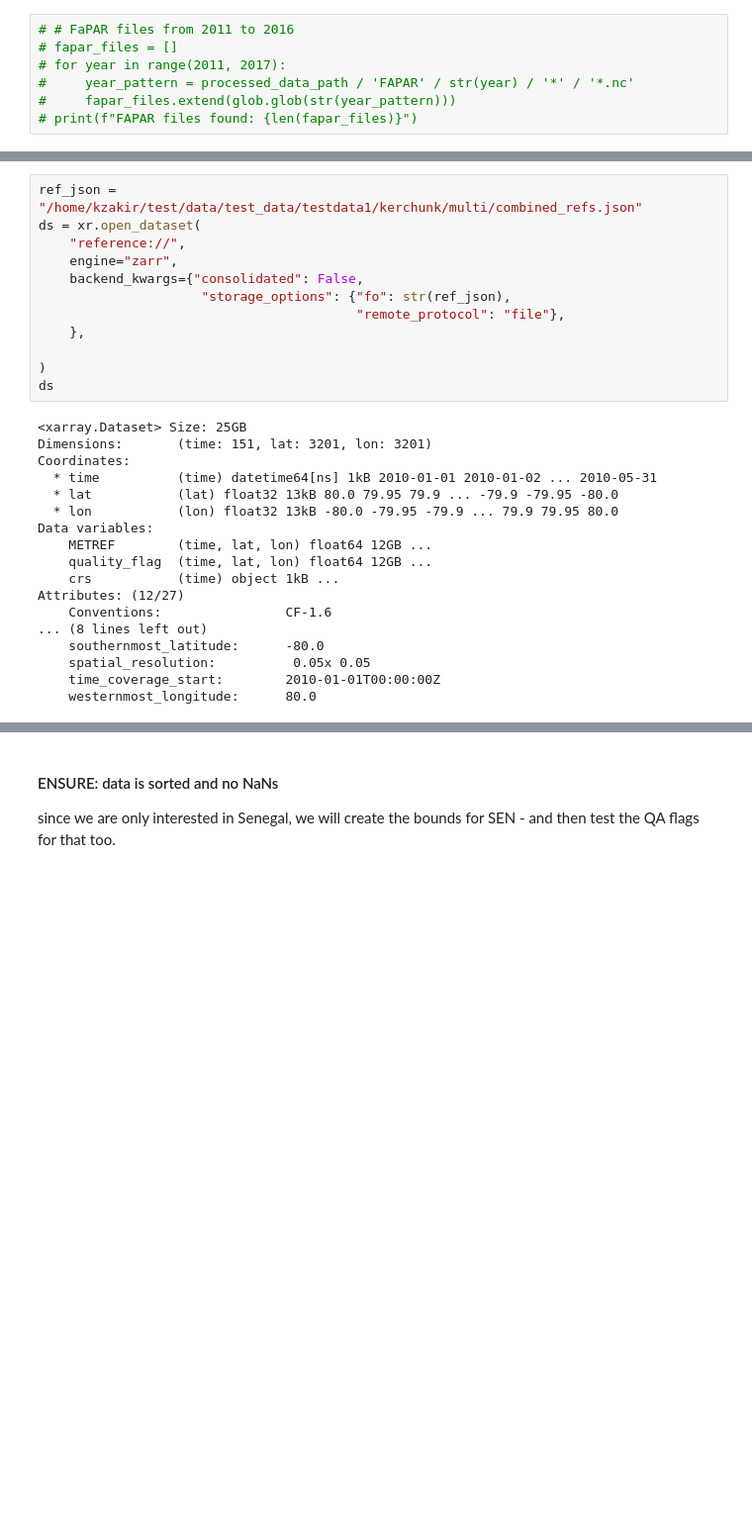
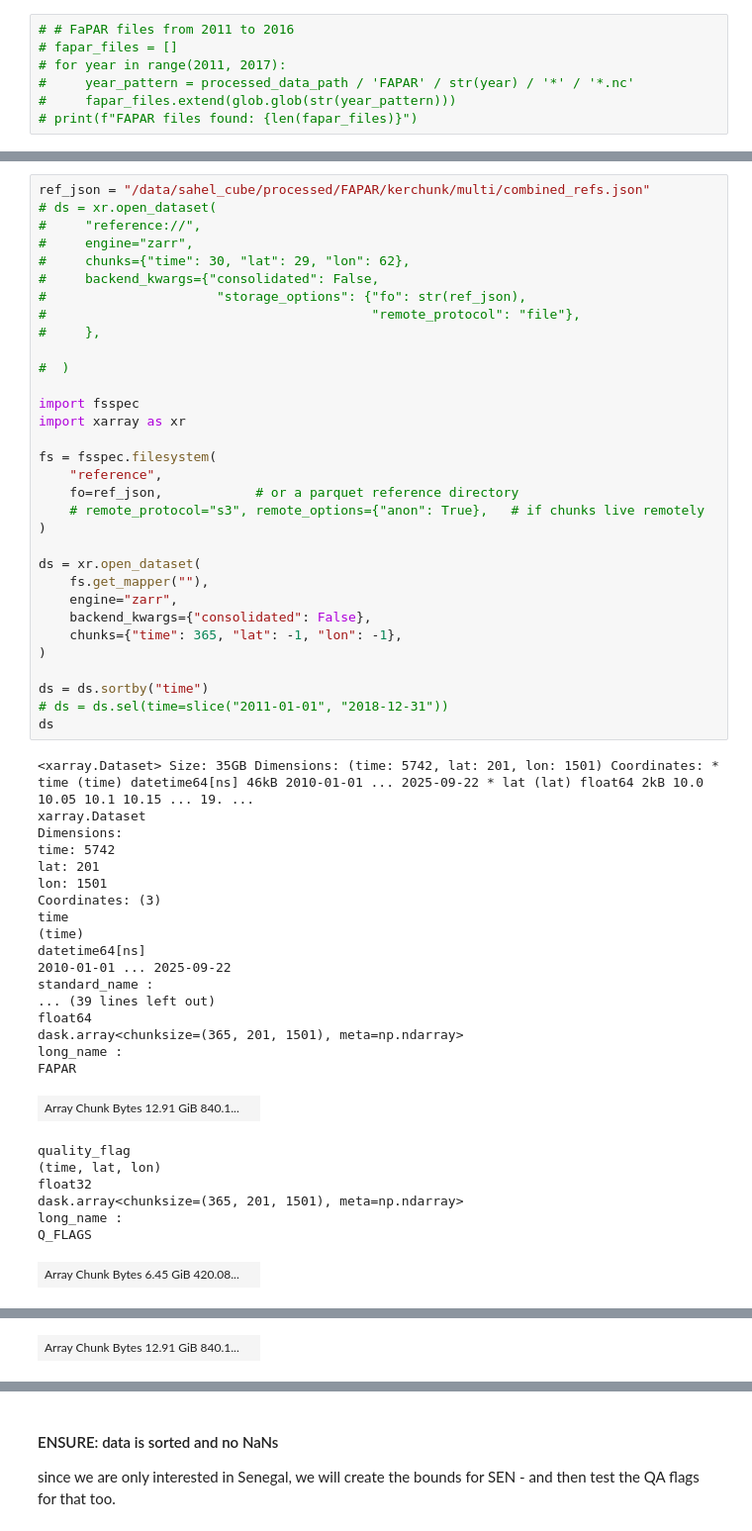
Before and after one commit to khizerzakir/dvcube, a Jupyter notebook: cube_example/xvec_kerchunk.ipynb, the cells around one changed output, grey strips where cells are left out. Shown at 99% size. Drawn from its saved outputs; the diff is of its cells as text; blank space fills up the shorter version.

```diff
--- a/cube_example/xvec_kerchunk.ipynb
+++ b/cube_example/xvec_kerchunk.ipynb
@@ -149,30 +163,58 @@ Data variables:
 # %%
-ref_json = "/home/kzakir/test/data/test_data/testdata1/kerchunk/multi/combined_refs.json"
+ref_json = "/data/sahel_cube/processed/FAPAR/kerchunk/multi/combined_refs.json"
+# ds = xr.open_dataset(
+#     "reference://",
+#     engine="zarr",
+#     chunks={"time": 30, "lat": 29, "lon": 62},
+#     backend_kwargs={"consolidated": False,
+#                      "storage_options": {"fo": str(ref_json),
+#                                          "remote_protocol": "file"},
+#     },
+
+#  )
+
+import fsspec
+import xarray as xr
+
+fs = fsspec.filesystem(
+    "reference",
+    fo=ref_json,            # or a parquet reference directory
+    # remote_protocol="s3", remote_options={"anon": True},   # if chunks live remotely
+)
+
 ds = xr.open_dataset(
-    "reference://",
+    fs.get_mapper(""),
     engine="zarr",
-    backend_kwargs={"consolidated": False,
-                     "storage_options": {"fo": str(ref_json),
-                                         "remote_protocol": "file"},
-    },
+    backend_kwargs={"consolidated": False},
+    chunks={"time": 365, "lat": -1, "lon": -1},
+)
 
-)
+ds = ds.sortby("time")
+# ds = ds.sel(time=slice("2011-01-01", "2018-12-31"))
 ds
 # %% [output]
-<xarray.Dataset> Size: 25GB
-Dimensions:       (time: 151, lat: 3201, lon: 3201)
-Coordinates:
-  * time          (time) datetime64[ns] 1kB 2010-01-01 2010-01-02 ... 2010-05-31
-  * lat           (lat) float32 13kB 80.0 79.95 79.9 ... -79.9 -79.95 -80.0
-  * lon           (lon) float32 13kB -80.0 -79.95 -79.9 ... 79.9 79.95 80.0
-Data variables:
-    METREF        (time, lat, lon) float64 12GB ...
-    quality_flag  (time, lat, lon) float64 12GB ...
-    crs           (time) object 1kB ...
-Attributes: (12/27)
-    Conventions:                CF-1.6
-... (8 lines left out)
-    southernmost_latitude:      -80.0
-    spatial_resolution:          0.05x 0.05
-    time_coverage_start:        2010-01-01T00:00:00Z
-    westernmost_longitude:      80.0
+<xarray.Dataset> Size: 35GB Dimensions: (time: 5742, lat: 201, lon: 1501) Coordinates: * time (time) datetime64[ns] 46kB 2010-01-01 ... 2025-09-22 * lat (lat) float64 2kB 10.0 10.05 10.1 10.15 ... 19. ...
+xarray.Dataset
+Dimensions:
+time: 5742
+lat: 201
+lon: 1501
+Coordinates: (3)
+time
+(time)
+datetime64[ns]
+2010-01-01 ... 2025-09-22
+standard_name :
+... (39 lines left out)
+float64
+dask.array<chunksize=(365, 201, 1501), meta=np.ndarray>
+long_name :
+FAPAR
+| Array Chunk Bytes 12.91 GiB 840.1... |  |
+quality_flag
+(time, lat, lon)
+float32
+dask.array<chunksize=(365, 201, 1501), meta=np.ndarray>
+long_name :
+Q_FLAGS
+| Array Chunk Bytes 6.45 GiB 420.08... |  |
@@ -178,0 +227 @@ Attributes: (12/27)
+| Array Chunk Bytes 12.91 GiB 840.1... |  |
```
Also changed, not shown: parts of 25 cells of this notebook, 12 other files.
